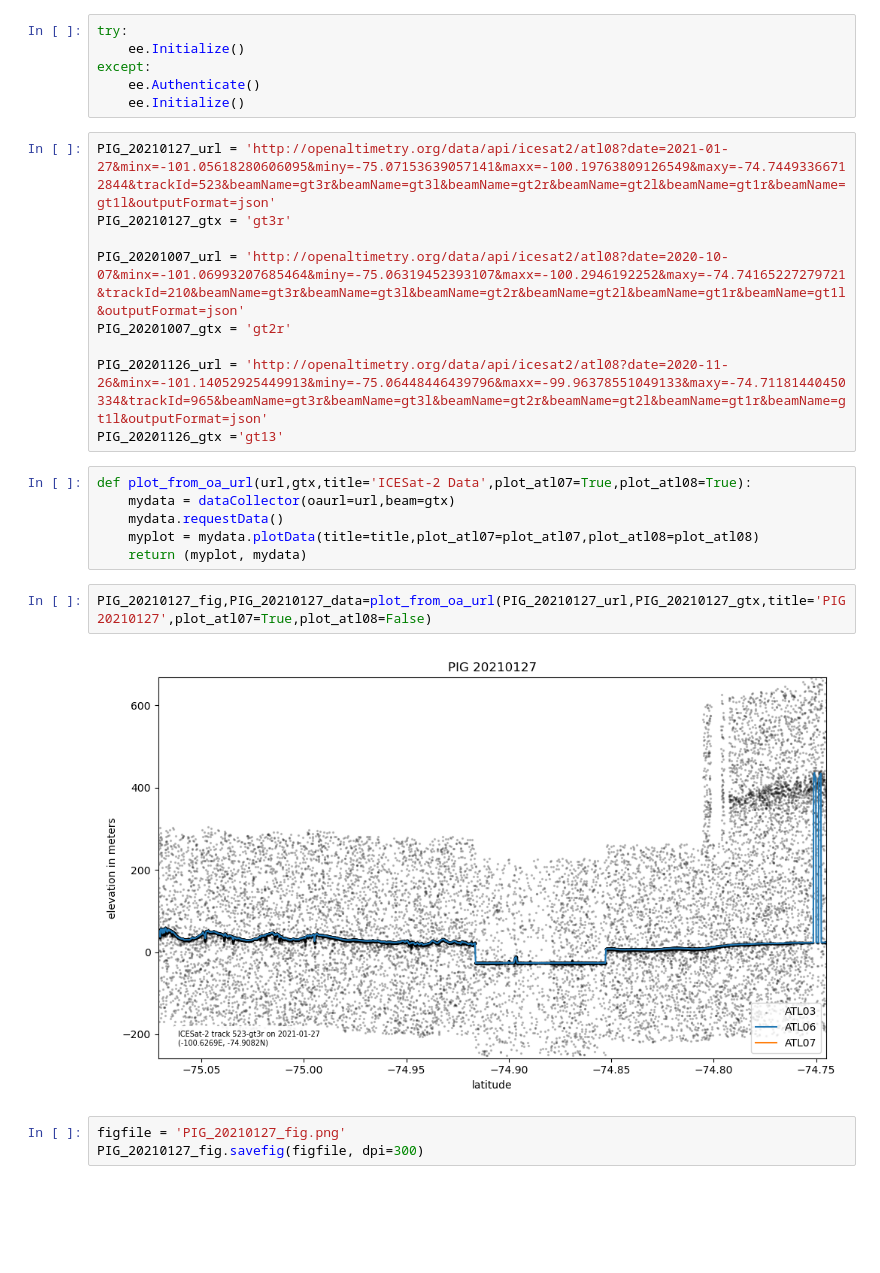
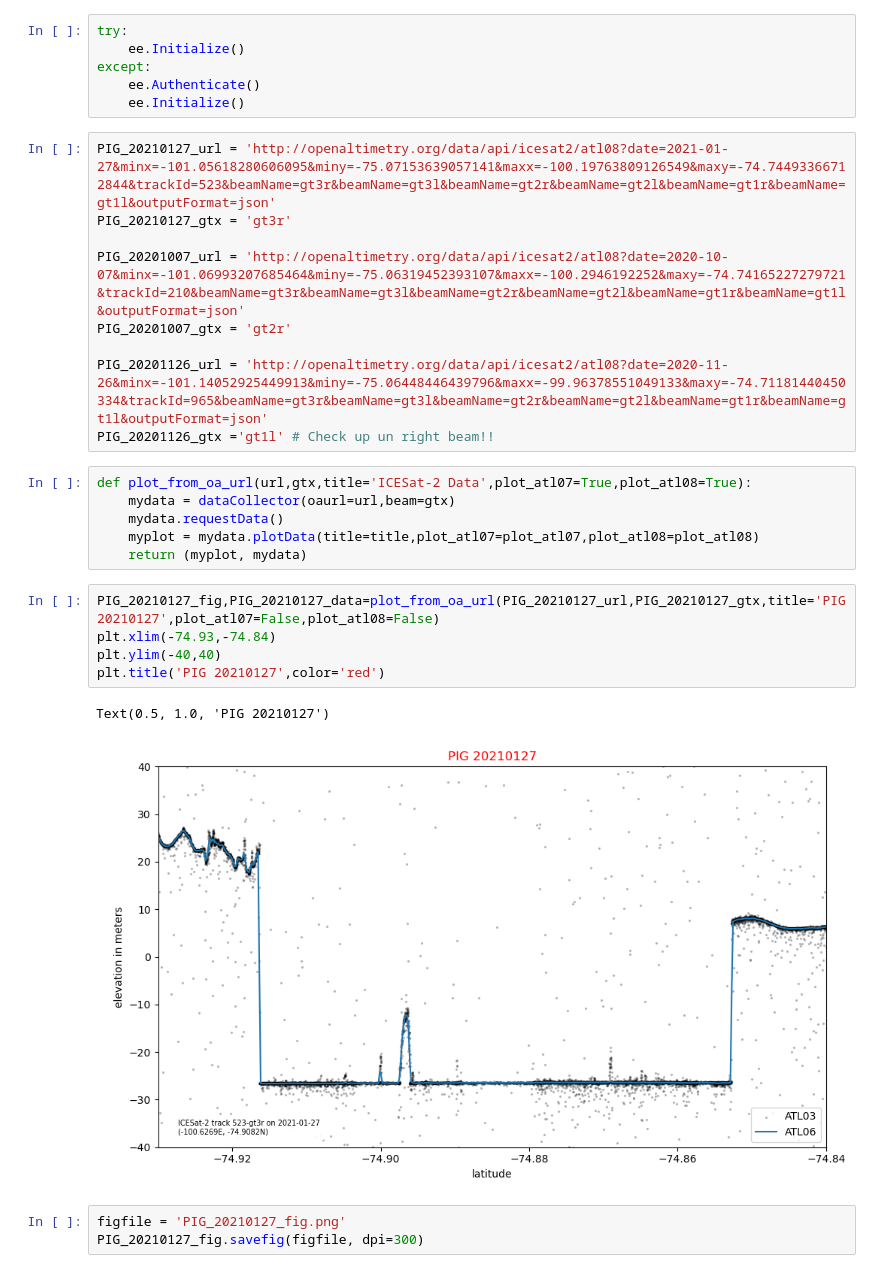
Before and after one commit to ICESAT-2HackWeek/Polynyas, a Jupyter notebook: contributors/AnnSofie/Visualization_GEE_oa.ipynb, the cells around one changed output. Drawn from its saved outputs; the diff is of its cells as text; blank space fills up the shorter version.

```diff
--- a/contributors/AnnSofie/Visualization_GEE_oa.ipynb
+++ b/contributors/AnnSofie/Visualization_GEE_oa.ipynb
@@ -31,7 +31,7 @@ PIG_20201007_url = 'http://openaltimetry.org/data/api/icesat2/atl08?date=2020-10
 PIG_20201007_gtx = 'gt2r'
 
 PIG_20201126_url = 'http://openaltimetry.org/data/api/icesat2/atl08?date=2020-11-26&minx=-101.14052925449913&miny=-75.06448446439796&maxx=-99.96378551049133&maxy=-74.71181440450334&trackId=965&beamName=gt3r&beamName=gt3l&beamName=gt2r&beamName=gt2l&beamName=gt1r&beamName=gt1l&outputFormat=json'
-PIG_20201126_gtx ='gt13'
+PIG_20201126_gtx ='gt1l' # Check up un right beam!!
 # %%
 def plot_from_oa_url(url,gtx,title='ICESat-2 Data',plot_atl07=True,plot_atl08=True):
     mydata = dataCollector(oaurl=url,beam=gtx)
@@ -39,9 +39,13 @@ def plot_from_oa_url(url,gtx,title='ICESat-2 Data',plot_atl07=True,plot_atl08=Tr
     myplot = mydata.plotData(title=title,plot_atl07=plot_atl07,plot_atl08=plot_atl08)
     return (myplot, mydata)
 # %%
-PIG_20210127_fig,PIG_20210127_data=plot_from_oa_url(PIG_20210127_url,PIG_20210127_gtx,title='PIG 20210127',plot_atl07=True,plot_atl08=False)
+PIG_20210127_fig,PIG_20210127_data=plot_from_oa_url(PIG_20210127_url,PIG_20210127_gtx,title='PIG 20210127',plot_atl07=False,plot_atl08=False)
+plt.xlim(-74.93,-74.84)
+plt.ylim(-40,40)
+plt.title('PIG 20210127',color='red')
 # %% [output]
+Text(0.5, 1.0, 'PIG 20210127')
-[figure, old version]
+[figure, new version]
 # %%
 figfile = 'PIG_20210127_fig.png'
 PIG_20210127_fig.savefig(figfile, dpi=300)
```
Also changed, not shown: parts of 23 cells of this notebook.
